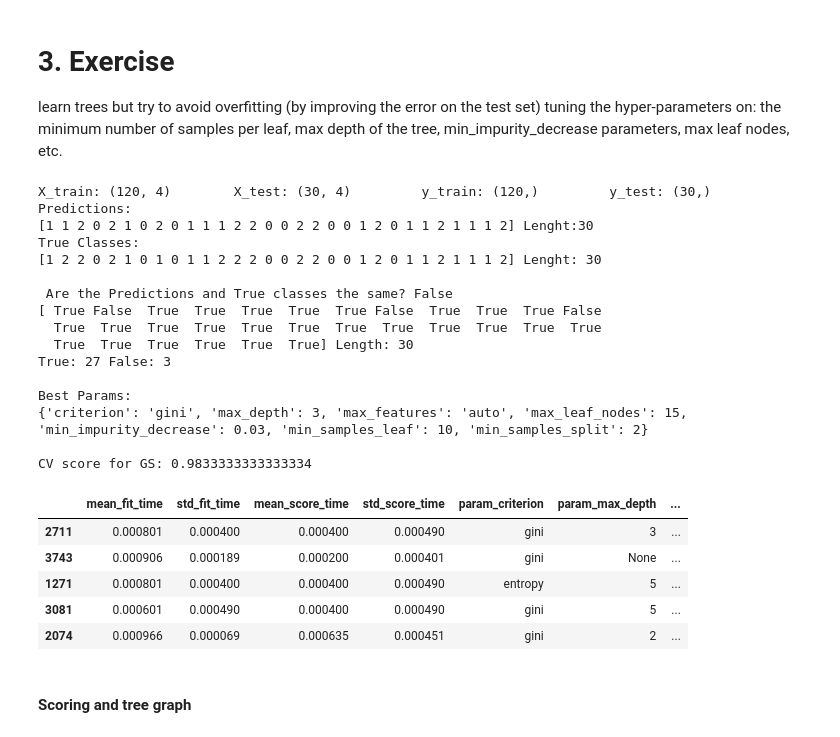
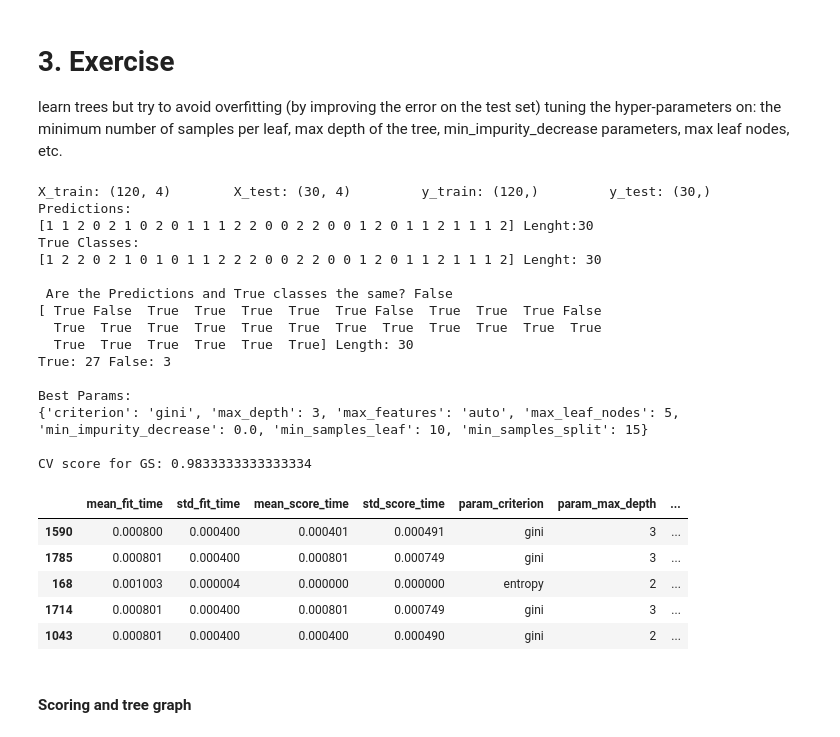
Before and after one commit to GFazorR/AAut-exercises, a Jupyter notebook: Lecture NoteBooks/1_Learning_Trees/Exercises_iris.ipynb, the cells around one changed output. Saved outputs shown, nothing was run; the diff lists cells and outputs as text; code cells hidden in the pictures.

```diff
--- a/Lecture NoteBooks/1_Learning_Trees/Exercises_iris.ipynb
+++ b/Lecture NoteBooks/1_Learning_Trees/Exercises_iris.ipynb
@@ -176,7 +176,7 @@ print(f'X_train: {X_train.shape}\t X_test: {X_test.shape}\t y_train: {y_train.sh
 # Params Grid
 grid = {
     'criterion':['entropy', 'gini'],
-    'max_depth': [2,3,5,None],
+    'max_depth': [2,3],
     'min_samples_leaf': [5,10,15,1],
     'min_impurity_decrease':[0.05,0.03, 0.01, 0.0],
     'min_samples_split': [5, 10, 15, 2],
@@ -197,39 +197,39 @@ print(f"True Classes: \n{y_test} Lenght: {len(y_test)}")
 
 truth_table = clf_refined_pred == y_test
 
 print(f"\n Are the Predictions and True classes the same? {(truth_table).all()}")
 print(f"{truth_table} Length: {len(truth_table)}")
 print(f"True: {sum(truth_table)} False: {len(y_test)-sum(truth_table)}\n")
 
 
 print(f'Best Params: \n{clf_refined.best_params_}\n')
 print(f'CV score for GS: {clf_refined.best_score_}\n')
 
 df = pd.DataFrame(clf_refined.cv_results_)
 df.sort_values('rank_test_score').head(5)
 # %% [output]
 X_train: (120, 4)        X_test: (30, 4)         y_train: (120,)         y_test: (30,)
 Predictions:
 [1 1 2 0 2 1 0 2 0 1 1 1 2 2 0 0 2 2 0 0 1 2 0 1 1 2 1 1 1 2] Lenght:30
 True Classes:
 [1 2 2 0 2 1 0 1 0 1 1 2 2 2 0 0 2 2 0 0 1 2 0 1 1 2 1 1 1 2] Lenght: 30
 
  Are the Predictions and True classes the same? False
 [ True False  True  True  True  True  True False  True  True  True False
   True  True  True  True  True  True  True  True  True  True  True  True
   True  True  True  True  True  True] Length: 30
 True: 27 False: 3
 
 Best Params:
-{'criterion': 'gini', 'max_depth': 3, 'max_features': 'auto', 'max_leaf_nodes': 15, 'min_impurity_decrease': 0.03, 'min_samples_leaf': 10, 'min_samples_split': 2}
+{'criterion': 'gini', 'max_depth': 3, 'max_features': 'auto', 'max_leaf_nodes': 5, 'min_impurity_decrease': 0.0, 'min_samples_leaf': 10, 'min_samples_split': 15}
 
 CV score for GS: 0.9833333333333334
 |  | mean_fit_time | std_fit_time | mean_score_time | std_score_time | param_criterion | param_max_depth | ... |
-| 2711 | 0.000801 | 0.000400 | 0.000400 | 0.000490 | gini | 3 | ... |
-| 3743 | 0.000906 | 0.000189 | 0.000200 | 0.000401 | gini | None | ... |
-| 1271 | 0.000801 | 0.000400 | 0.000400 | 0.000490 | entropy | 5 | ... |
-| 3081 | 0.000601 | 0.000490 | 0.000400 | 0.000490 | gini | 5 | ... |
-| 2074 | 0.000966 | 0.000069 | 0.000635 | 0.000451 | gini | 2 | ... |
+| 1590 | 0.000800 | 0.000400 | 0.000401 | 0.000491 | gini | 3 | ... |
+| 1785 | 0.000801 | 0.000400 | 0.000801 | 0.000749 | gini | 3 | ... |
+| 168 | 0.001003 | 0.000004 | 0.000000 | 0.000000 | entropy | 2 | ... |
+| 1714 | 0.000801 | 0.000400 | 0.000801 | 0.000749 | gini | 3 | ... |
+| 1043 | 0.000801 | 0.000400 | 0.000400 | 0.000490 | gini | 2 | ... |
 # %% [markdown]
 #### Scoring and tree graph
 # %%
```
Also changed, not shown: parts of 3 cells of this notebook, 1 other file.
